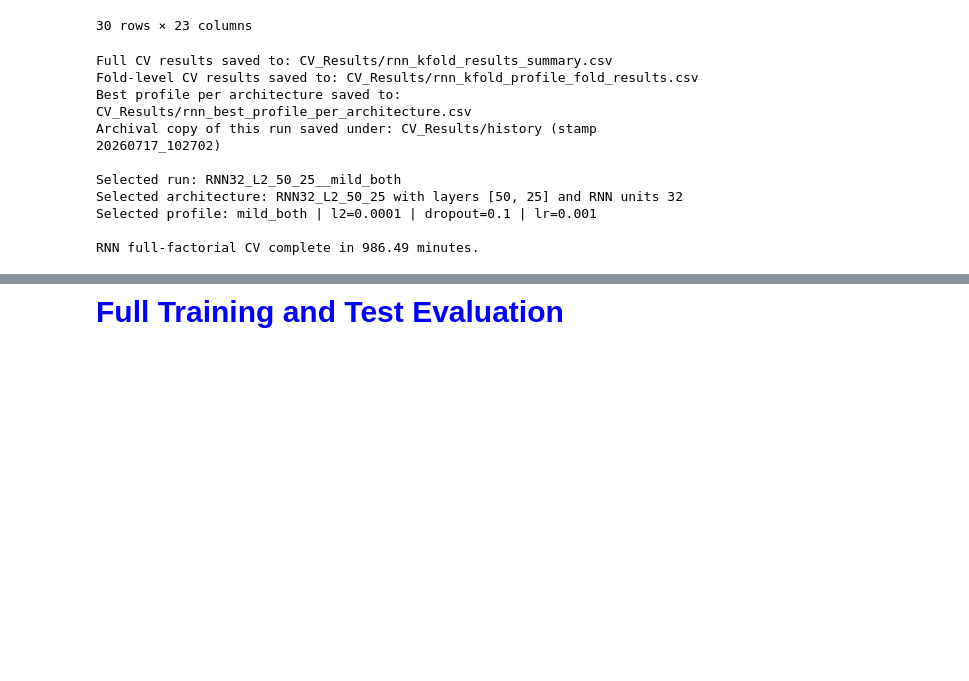
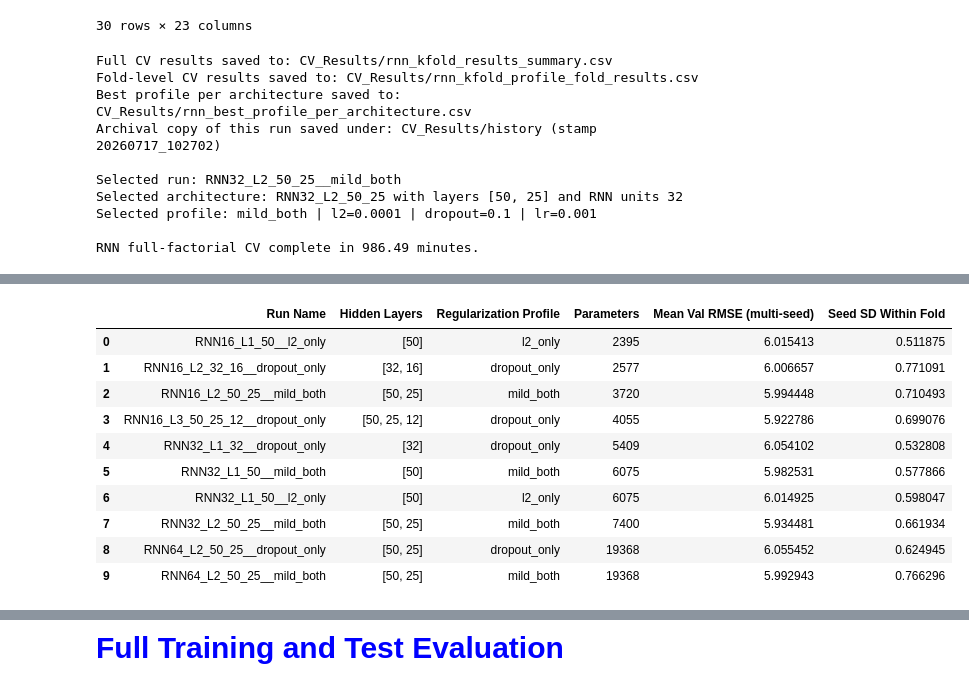
Before and after one commit to nahshonmokua/LoRaWAN-IndoorPathLossModeling-ML, a Jupyter notebook: 09_RNN.ipynb, the cells around one changed output, grey strips where cells are left out. Drawn from its saved outputs; the diff is of its cells as text; code cells hidden in the pictures; blank space fills up the shorter version.

```diff
--- a/09_RNN.ipynb
+++ b/09_RNN.ipynb
@@ -813,0 +1015,72 @@ RNN full-factorial CV complete in 986.49 minutes.
+# %%
+# Stage C -- tie-break by parsimony, not by the seed draw.
+# Stage B run twice (identical apart from the seed offset) gave different
+# winners: 0.13 dB mean / 0.25 dB max run-to-run variation against a 0.25-0.30
+# dB spread between candidates. So the multi-seed mean cannot order them.
+# Take the one-standard-error rule at face value (Breiman et al. 1984; Hastie
+# et al. 2009 sec. 7.10): everything within 1 SE of the best is tied, so pick
+# the smallest model, breaking any remaining tie on seed stability (a more
+# reproducible model is preferable at equal size and equal accuracy).
+# Deterministic: no dependence on which seeds were drawn.
+# Defined here as well as in stage B so this cell can be re-run on its own.
+SELECTION_RESULTS_PATH = os.path.join(CV_RESULTS_DIR, "rnn_multiseed_selection.csv")
+
+selection_df = (
+    pd.read_csv(SELECTION_RESULTS_PATH)
+    .sort_values("Mean Val RMSE (multi-seed)")
+    .reset_index(drop=True)
+)
+sel_leader = selection_df.iloc[0]
+sel_one_se = float(sel_leader["Std Val RMSE (multi-seed)"]) / np.sqrt(len(cv_splits))
+tied_sel = selection_df[
+    selection_df["Mean Val RMSE (multi-seed)"]
+    <= float(sel_leader["Mean Val RMSE (multi-seed)"]) + sel_one_se
+].copy()
+
+
+def _count_parameters(row):
+    K.clear_session()
+    model_probe = create_rnn_model(
+        layer_units=ast.literal_eval(row["Hidden Layers"]),
+        seq_len=SEQ_LEN,
+        n_features=X_train_all.shape[1],
+        rnn_units=int(row["RNN Units"]),
+        l2_reg=float(row["L2 Reg"]),
+        dropout_rate=float(row["Dropout Rate"]),
+        learning_rate=float(row["Learning Rate"]),
+    )
+    return int(model_probe.count_params())
+
+tied_sel["Parameters"] = tied_sel.apply(_count_parameters, axis=1)
+tied_sel = tied_sel.sort_values(
+    ["Parameters", "Seed SD Within Fold", "Mean Val RMSE (multi-seed)"]
+).reset_index(drop=True)
+
+print(f"Stage-B leader: {sel_leader['Run Name']} at "
+      f"{float(sel_leader['Mean Val RMSE (multi-seed)']):.4f} dB")
+print(f"1 SE = {sel_one_se:.4f} dB -> {len(tied_sel)} of {len(selection_df)} candidates are tied; "
+      f"selecting the most parsimonious.\n")
+display(tied_sel[["Run Name", "Hidden Layers", "Regularization Profile", "Parameters",
+                  "Mean Val RMSE (multi-seed)", "Seed SD Within Fold"]])
+
+best_row = tied_sel.iloc[0]
+best_run_name = best_row["Run Name"]
+best_arch_name = best_row["Architecture"]
+best_arch_units = ast.literal_eval(best_row["Hidden Layers"])
+best_rnn_units = int(best_row["RNN Units"])
+best_profile_name = best_row["Regularization Profile"]
+best_l2_reg = float(best_row["L2 Reg"])
+best_dropout_rate = float(best_row["Dropout Rate"])
+best_learning_rate = float(best_row["Learning Rate"])
+
+TIED_SELECTION_PATH = os.path.join(CV_RESULTS_DIR, "rnn_tied_selection.csv")
+tied_sel.to_csv(TIED_SELECTION_PATH, index=False)
+
+print(f"\nSelected: {best_run_name} -- smallest model ({int(best_row['Parameters']):,} parameters) "
+      f"among the {len(tied_sel)} tied candidates.")
+print(f"  multi-seed mean fold RMSE {float(best_row['Mean Val RMSE (multi-seed)']):.4f} dB "
+      f"| seed sd within fold {float(best_row['Seed SD Within Fold']):.4f} dB")
+print("  This supersedes the provisional minimum-mean pick printed by stage B: that pick "
+      "is not stable across seed draws, this one is.")
+print(f"  Tied-set detail saved to: {TIED_SELECTION_PATH}")
+# %% [output]
@@ -813,0 +1089,11 @@ RNN full-factorial CV complete in 986.49 minutes.
+|  | Run Name | Hidden Layers | Regularization Profile | Parameters | Mean Val RMSE (multi-seed) | Seed SD Within Fold |
+| 0 | RNN16_L1_50__l2_only | [50] | l2_only | 2395 | 6.015413 | 0.511875 |
+| 1 | RNN16_L2_32_16__dropout_only | [32, 16] | dropout_only | 2577 | 6.006657 | 0.771091 |
+| 2 | RNN16_L2_50_25__mild_both | [50, 25] | mild_both | 3720 | 5.994448 | 0.710493 |
+| 3 | RNN16_L3_50_25_12__dropout_only | [50, 25, 12] | dropout_only | 4055 | 5.922786 | 0.699076 |
+| 4 | RNN32_L1_32__dropout_only | [32] | dropout_only | 5409 | 6.054102 | 0.532808 |
+| 5 | RNN32_L1_50__mild_both | [50] | mild_both | 6075 | 5.982531 | 0.577866 |
+| 6 | RNN32_L1_50__l2_only | [50] | l2_only | 6075 | 6.014925 | 0.598047 |
+| 7 | RNN32_L2_50_25__mild_both | [50, 25] | mild_both | 7400 | 5.934481 | 0.661934 |
+| 8 | RNN64_L2_50_25__dropout_only | [50, 25] | dropout_only | 19368 | 6.055452 | 0.624945 |
+| 9 | RNN64_L2_50_25__mild_both | [50, 25] | mild_both | 19368 | 5.992943 | 0.766296 |
```
Also changed, not shown: parts of 12 cells of this notebook.
